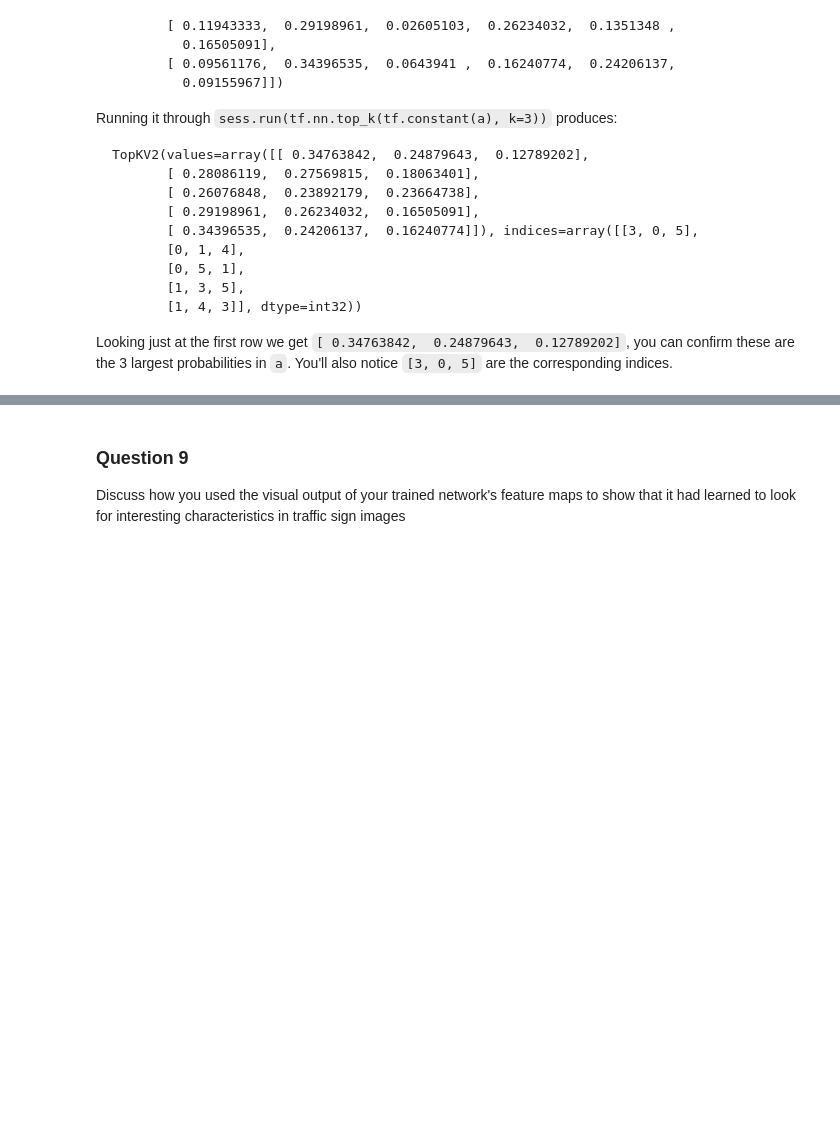
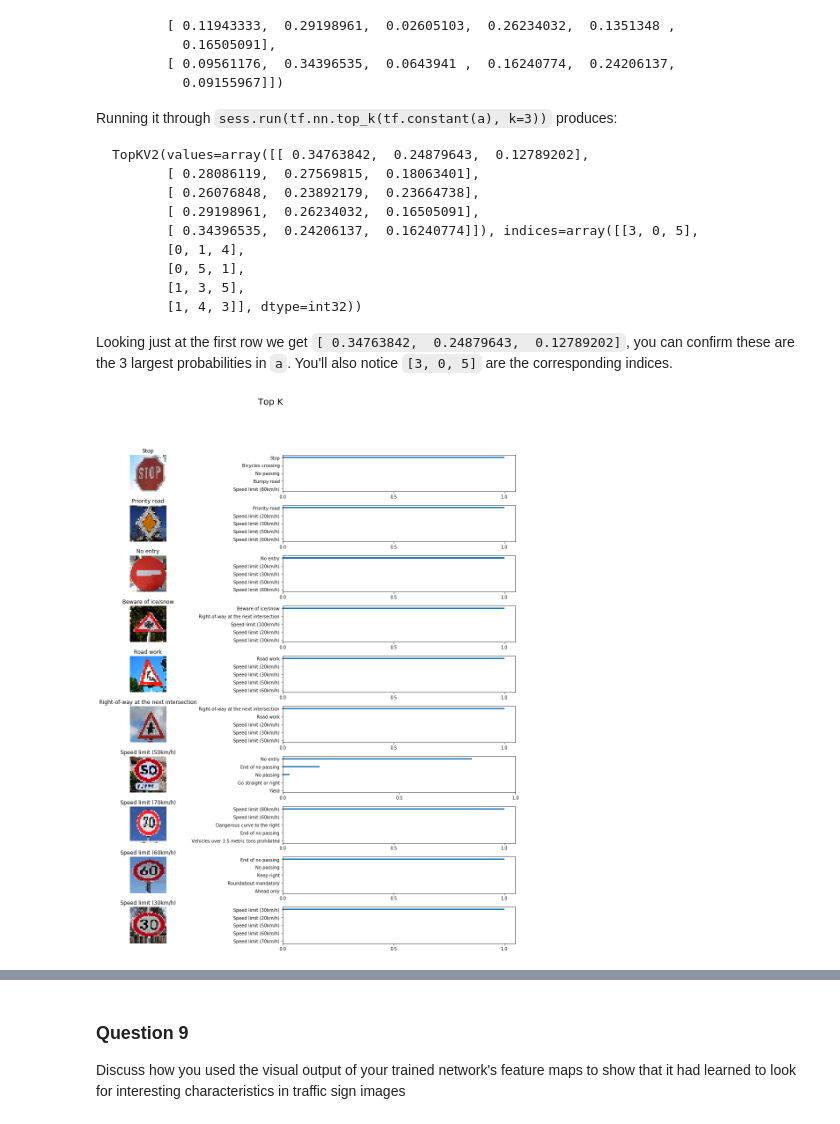
Before and after one commit to uneiao/CarND-Traffic-Sign-Classifier-Project, a Jupyter notebook: Traffic_Sign_Classifier.ipynb, the cells around one changed output, grey strips where cells are left out. Saved outputs shown, nothing was run; the diff lists cells and outputs as text; code cells hidden in the pictures; blank space fills up the shorter version.

```diff
--- a/Traffic_Sign_Classifier.ipynb
+++ b/Traffic_Sign_Classifier.ipynb
@@ -437,3 +435,37 @@ Looking just at the first row we get `[ 0.34763842,  0.24879643,  0.12789202]`,
+# %%
+### Print out the top five softmax probabilities for the predictions on the German traffic sign images found on the web.
+### Feel free to use as many code cells as needed.
+
+
+def plot_top_k(X, y, topk, k, label_names):
+    fig, axies = plt.subplots(nrows=len(X), ncols=2, figsize=(16, 16))
+    fig.tight_layout()
+    fig.suptitle('Top K', fontsize=20, y=1.1)
+    margin = 0.05
+    ind = np.arange(k)
+    width = (1. - 2. * margin) / k
+
+    for ith, (_x, _y, topk_ind, topk_val) in enumerate(zip(X, y, topk.indices, topk.values)):
+        pred_names = [label_names[i] for i in topk_ind]
+
+        axies[ith][0].imshow(_x)
+        axies[ith][0].set_title(label_names[_y])
+        axies[ith][0].set_axis_off()
+
+        axies[ith][1].barh(ind + margin, topk_val[::-1], width)
+        axies[ith][1].set_yticks(ind + margin)
+        axies[ith][1].set_yticklabels(pred_names[::-1])
+        axies[ith][1].set_xticks([0, 0.5, 1.0])
+
+K = 5
+with tf.Session() as sess:
+    saver.restore(sess, './traffic_sign_net')
+    topk_prediction = sess.run(
+        tf.nn.top_k(tf.nn.softmax(logits), K),
+        feed_dict={x: X_new_test})
+    plot_top_k(X_new_test, y_new_test, topk_prediction, K, label_names)
+# %% [output]
+[figure, added]
 # %% [markdown]
 ---
 
```
Also changed, not shown: parts of 3 cells of this notebook.
